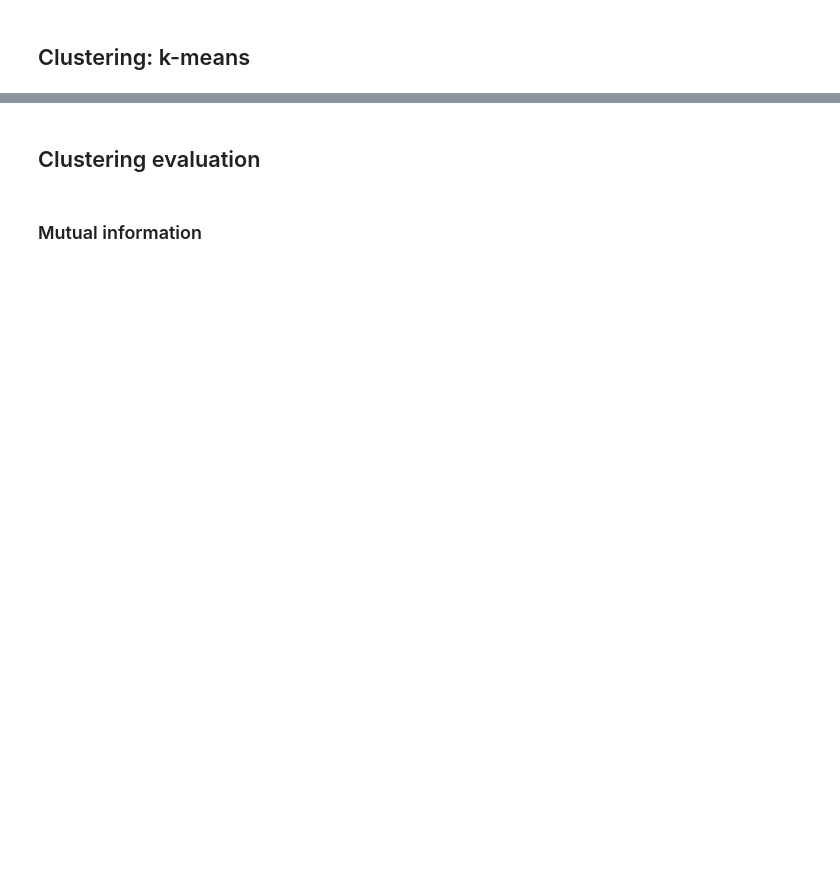
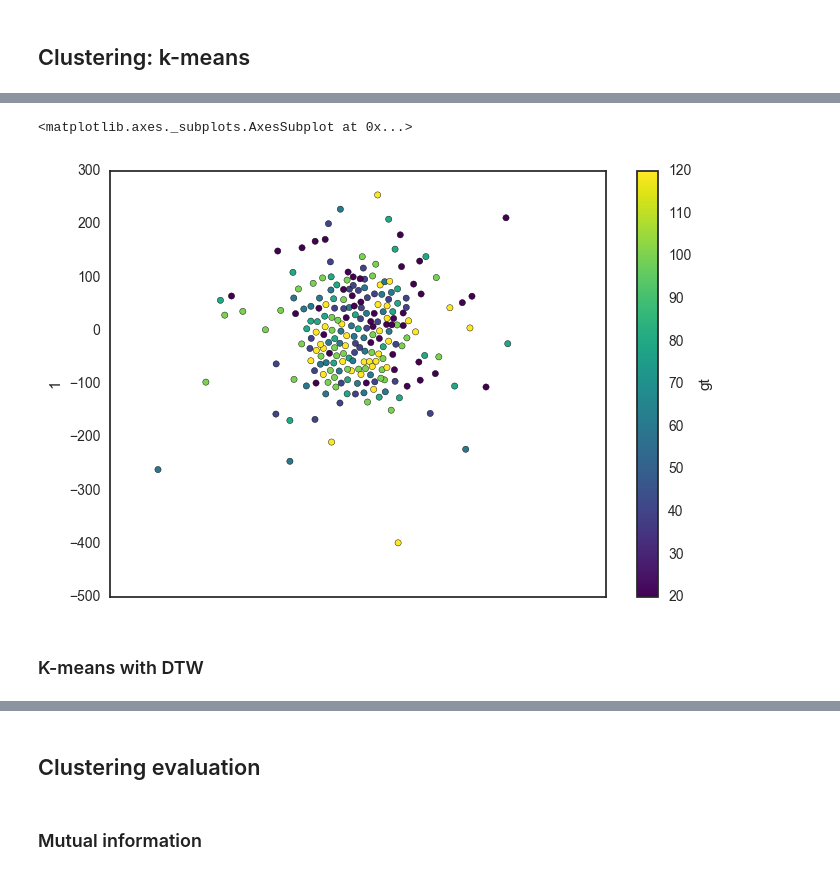
Before and after one commit to effa/time-series-clustering, a Jupyter notebook: exploratory-analysis.ipynb, the cells around one changed output, grey strips where cells are left out. Drawn from its saved outputs; the diff is of its cells as text; code cells hidden in the pictures; blank space fills up the shorter version.

```diff
--- a/exploratory-analysis.ipynb
+++ b/exploratory-analysis.ipynb
@@ -124,0 +174,7 @@ emb.plot(kind='scatter', x=0, y=1, c='y', cmap='viridis')
+# %%
+emb.plot(kind='scatter', x=0, y=1, c='gt', cmap='viridis')
+# %% [output]
+<matplotlib.axes._subplots.AxesSubplot at 0x...>
+[figure, added]
+# %% [markdown]
+### K-means with DTW
```
Also changed, not shown: parts of 47 cells of this notebook, 1 other file.
